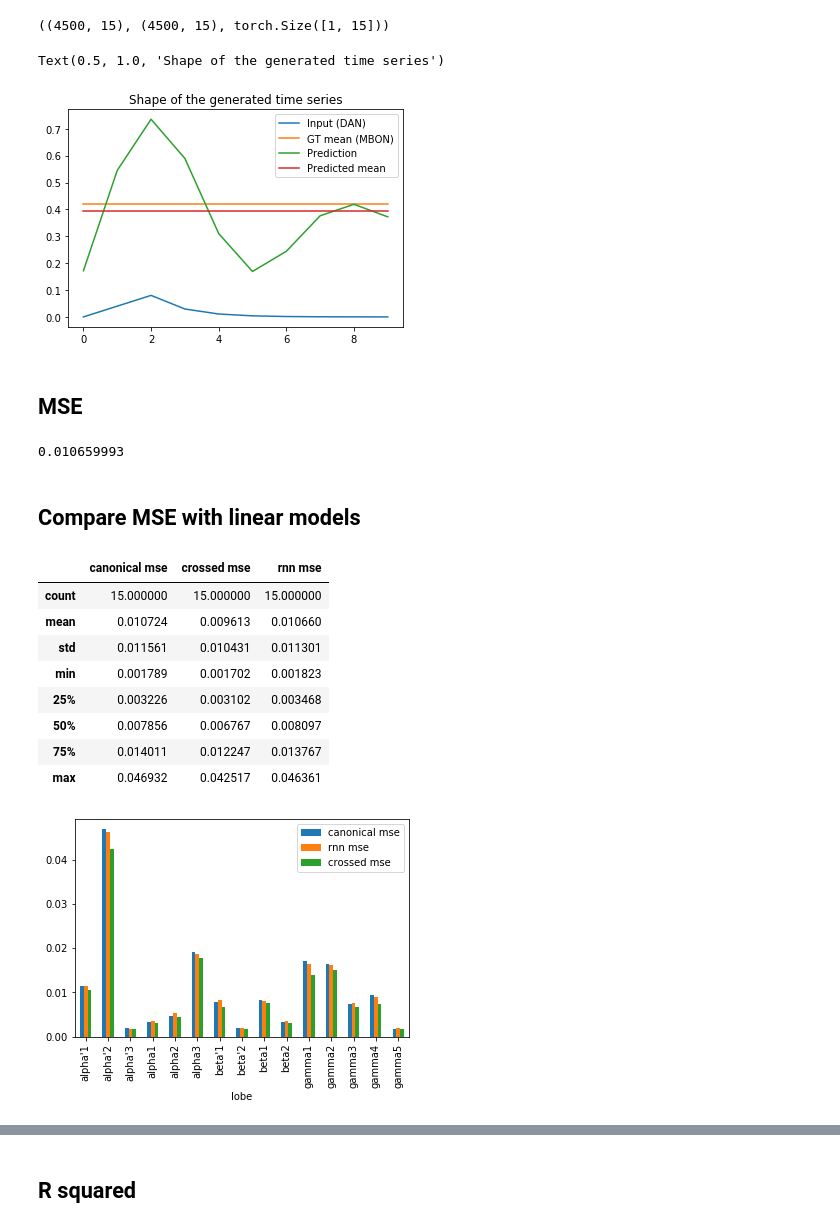
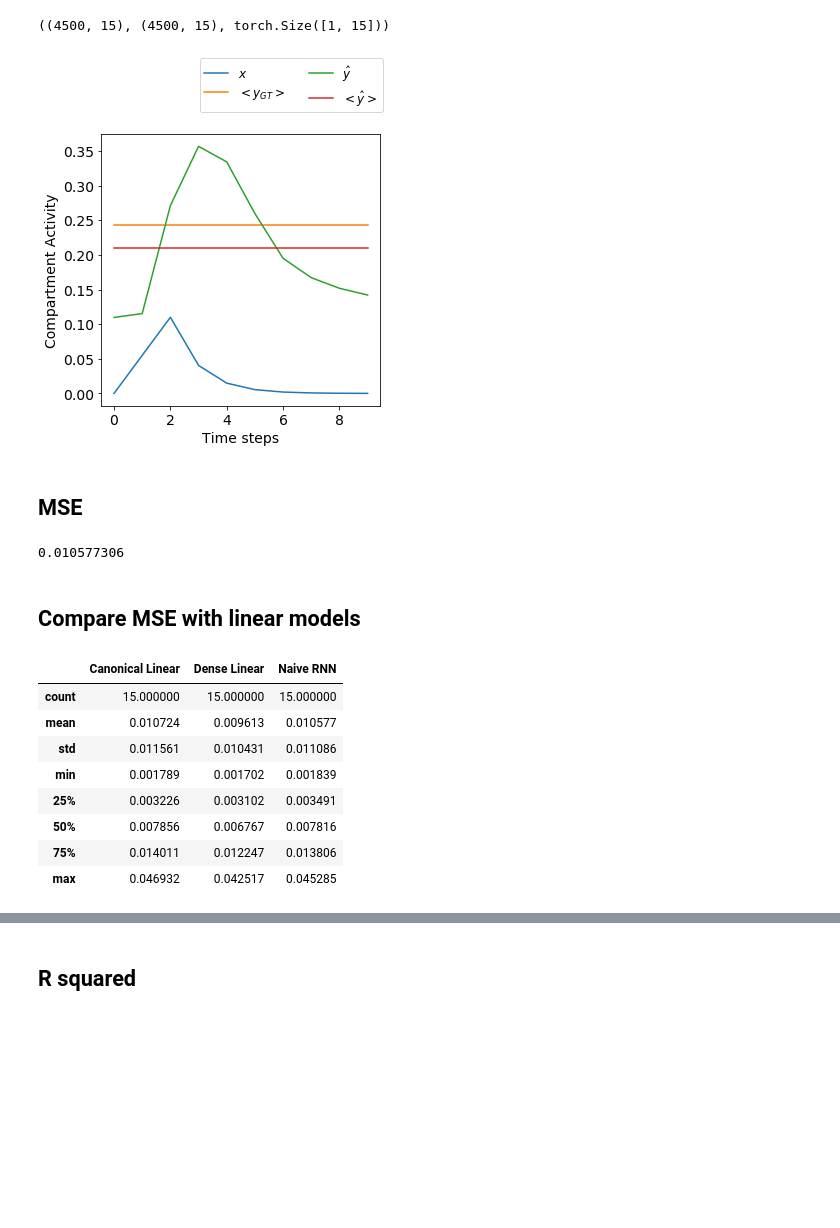
Before and after one commit to Jake-Jay/mushroom-body-models, a Jupyter notebook: RNN/train_rnn.ipynb, the cells around one changed output, grey strips where cells are left out. Saved outputs shown, nothing was run; the diff lists cells and outputs as text; code cells hidden in the pictures; blank space fills up the shorter version.

```diff
--- a/RNN/train_rnn.ipynb
+++ b/RNN/train_rnn.ipynb
@@ -49,7 +49,7 @@ hparams = {
     'batch_size': 64,
     'lr': 0.0001,
     'non_linearity': 'tanh',
-    'max_epochs': 25,
+    'max_epochs': 20,
     'min_epochs': 1
 }
 # %% [markdown]
@@ -58,7 +58,7 @@ hparams = {
 train_dataloader = DataLoader(
     train_dataset,
     batch_size=hparams['batch_size'],
-    shuffle=False,
+    shuffle=True,
     num_workers=4
 )
 
@@ -225,13 +226,16 @@ def normalise(m):
     return m / m.max()
 # %%
 # multiply by 100 for visulisation purposes
+plt.rcParams["font.size"] = 14
+
 M = normalise(np.abs(
         model.rnn.W_hh.weight.detach().numpy())
     )* 100
 plot_matrix(
     M,
     greek_lobes,
-    'Optimized MBON-MBON feedforward connections/lobe',
+    'Optimized MBON-MBON connections',
     'Normalised Connection Strength (0-100)'
 )
+plt.savefig('unconstrained_rnn_mbon_mbon_matrix.png', transparent=True)
 # %% [output]
@@ -277,28 +294,31 @@ gt.shape, pred.shape, y_pred.shape
 # %% [output]
 ((4500, 15), (4500, 15), torch.Size([1, 15]))
 # %%
-compartment = 1
+compartment = 3
 
 output_ts = model.rnn(x)[0][0,:,compartment]
 output_ts = output_ts.detach().numpy().squeeze()
 
-plt.figure()
-plt.plot(x[0,:,compartment], label='Input (DAN)')
-plt.plot(y[0,compartment] * np.ones(10), label='GT mean (MBON)')
-plt.plot(output_ts, label='Prediction')
-plt.plot(y_pred.detach().numpy()[0,compartment] * np.ones(10), label='Predicted mean')
-plt.legend()
-plt.title('Shape of the generated time series')
+plt.figure(figsize=[5,5])
+plt.plot(x[0,:,compartment], label=r'$x$')
+plt.plot(y[0,compartment] * np.ones(10), label=r'$<y_{GT}>$')
+plt.plot(output_ts, label=r'$ \hat y$')
+plt.plot(y_pred.detach().numpy()[0,compartment] * np.ones(10), label=r'$<\hat y>$')
+
+plt.legend(fontsize=12, ncol=2, loc='upper right', bbox_to_anchor=(1.03, 1.3))
+plt.xlabel('Time steps')
+plt.ylabel('Compartment Activity')
+plt.savefig('recurrent-predicted-activity.png', bbox_inches='tight')
+plt.show()
 # %% [output]
-Text(0.5, 1.0, 'Shape of the generated time series')
-[figure, old version]
+[figure, new version]
 # %% [markdown]
 ## MSE
 # %%
 mse = np.sum((gt - pred) ** 2, axis = 0)/ gt.shape[0]
 mse.mean()
 # %% [output]
-0.010659993
+0.010577306
 # %%
 lobes = np.array(["alpha'1", "alpha'2", "alpha'3", 'alpha1', 'alpha2', 'alpha3',
        "beta'1", "beta'2", 'beta1', 'beta2', 'gamma1', 'gamma2', 'gamma3',
@@ -321,9 +341,9 @@ with open( RESULTS_DIR / 'crossed_linear_model_testing_data_mse.json', "r") as f
 
 mse_df = pd.concat(
     [
-        pd.Series(mse_canonical, name='canonical mse'),
-        pd.Series(mse_crossed, name='crossed mse'),
-        pd.Series(mse_rnn, name='rnn mse')
+        pd.Series(mse_canonical, name='Canonical Linear'),
+        pd.Series(mse_crossed, name='Dense Linear'),
+        pd.Series(mse_rnn, name='Naive RNN')
     ],
     axis=1
 )
@@ -331,18 +351,12 @@ mse_df = pd.concat(
 
 mse_df.describe()
 # %% [output]
-|  | canonical mse | crossed mse | rnn mse |
+|  | Canonical Linear | Dense Linear | Naive RNN |
 | count | 15.000000 | 15.000000 | 15.000000 |
-| mean | 0.010724 | 0.009613 | 0.010660 |
-| std | 0.011561 | 0.010431 | 0.011301 |
-| min | 0.001789 | 0.001702 | 0.001823 |
-| 25% | 0.003226 | 0.003102 | 0.003468 |
-| 50% | 0.007856 | 0.006767 | 0.008097 |
-| 75% | 0.014011 | 0.012247 | 0.013767 |
-| max | 0.046932 | 0.042517 | 0.046361 |
+| mean | 0.010724 | 0.009613 | 0.010577 |
+| std | 0.011561 | 0.010431 | 0.011086 |
+| min | 0.001789 | 0.001702 | 0.001839 |
+| 25% | 0.003226 | 0.003102 | 0.003491 |
+| 50% | 0.007856 | 0.006767 | 0.007816 |
+| 75% | 0.014011 | 0.012247 | 0.013806 |
+| max | 0.046932 | 0.042517 | 0.045285 |
-# %%
-mse_df["lobe"] = mse_df.index
-mse_df.plot(x="lobe", y=["canonical mse", "rnn mse", "crossed mse"], kind="bar")
-plt.show()
-# %% [output]
-[figure, removed]
```
Also changed, not shown: parts of 14 cells of this notebook, 12 other files.
